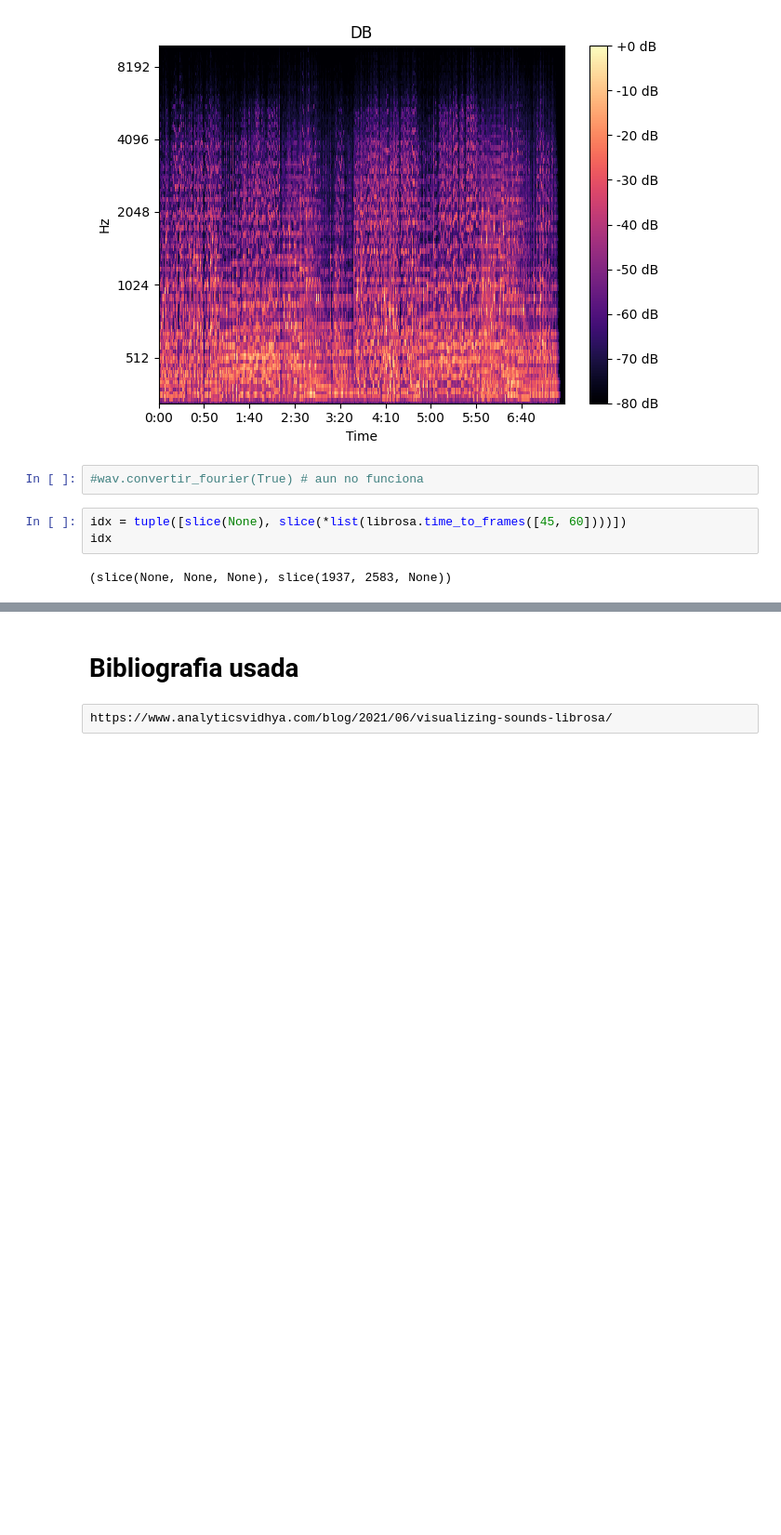
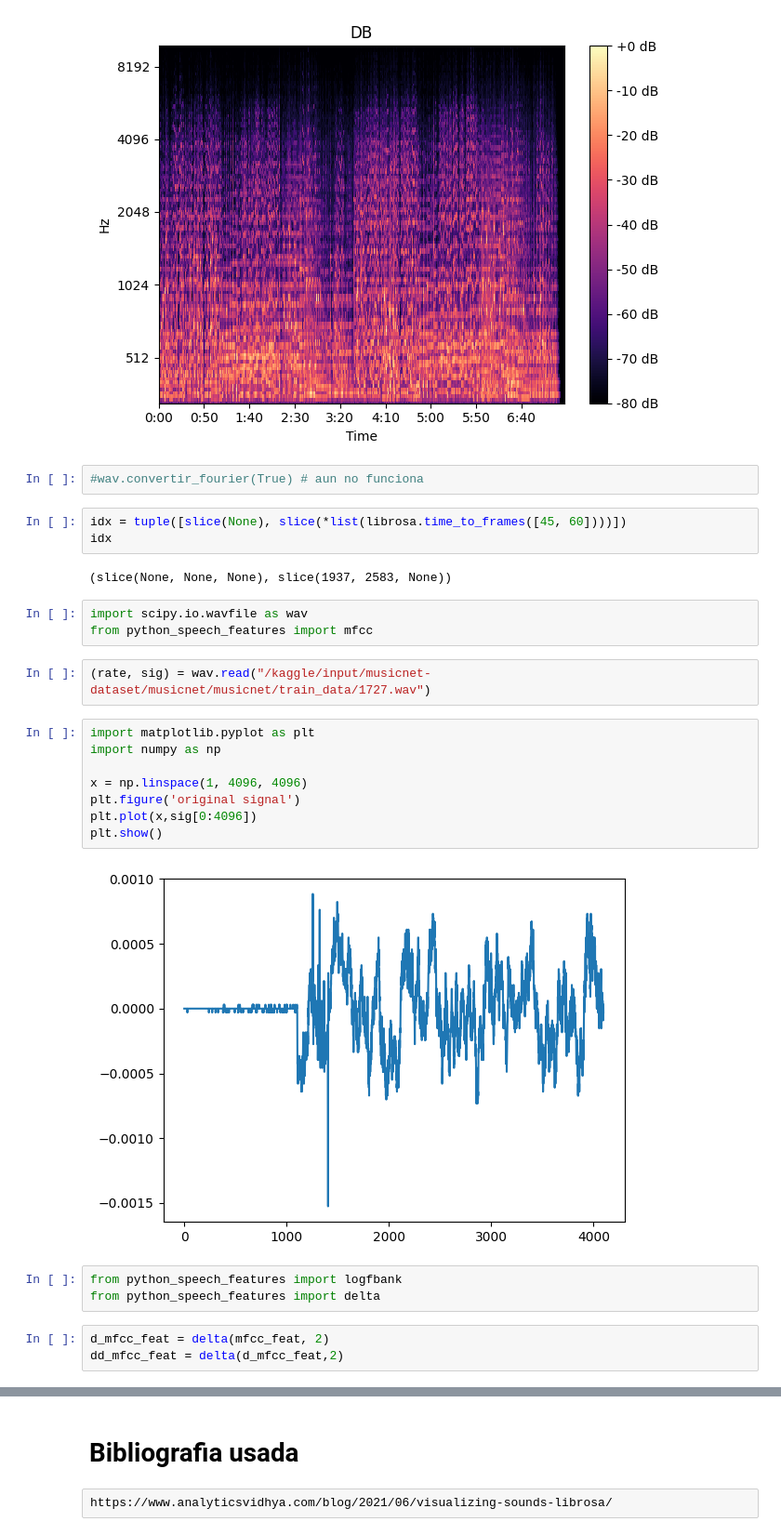
Before and after one commit to wisrovi/TFM2022, a Jupyter notebook: TFM.ipynb, the cells around one changed output, grey strips where cells are left out. Shown at 93% size. Cells and saved outputs as stored; diff of their text form; blank space fills up the shorter version.

```diff
--- a/TFM.ipynb
+++ b/TFM.ipynb
@@ -167,3 +169,24 @@ idx = tuple([slice(None), slice(*list(librosa.time_to_frames([45, 60])))])
 idx
 # %% [output]
 (slice(None, None, None), slice(1937, 2583, None))
+# %%
+import scipy.io.wavfile as wav
+from python_speech_features import mfcc
+# %%
+(rate, sig) = wav.read("/kaggle/input/musicnet-dataset/musicnet/musicnet/train_data/1727.wav")
+# %%
+import matplotlib.pyplot as plt
+import numpy as np
+
+x = np.linspace(1, 4096, 4096)
+plt.figure('original signal')
+plt.plot(x,sig[0:4096])
+plt.show()
+# %% [output]
+[figure, added]
+# %%
+from python_speech_features import logfbank
+from python_speech_features import delta
+# %%
+d_mfcc_feat = delta(mfcc_feat, 2)
+dd_mfcc_feat = delta(d_mfcc_feat,2)
```
Also changed, not shown: parts of 6 cells of this notebook.
